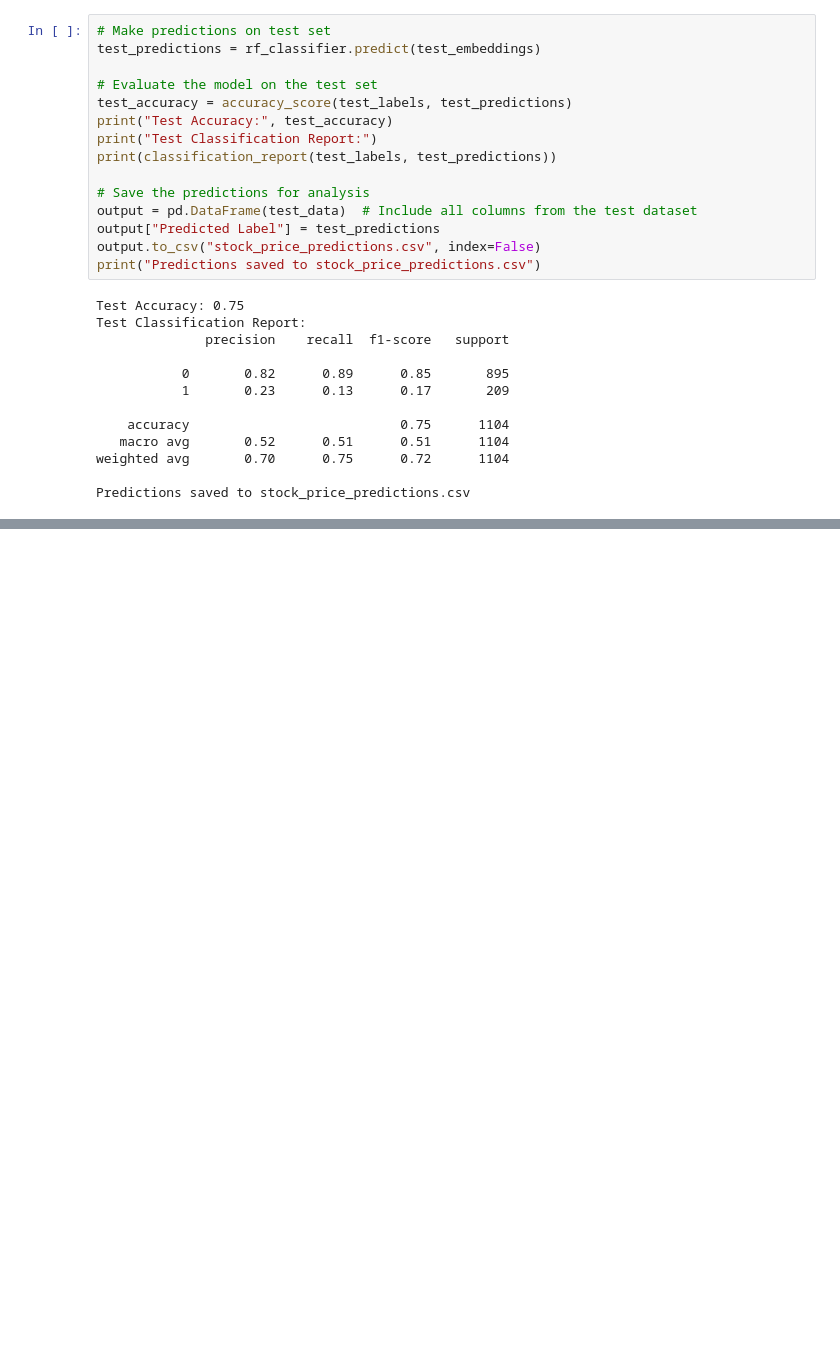
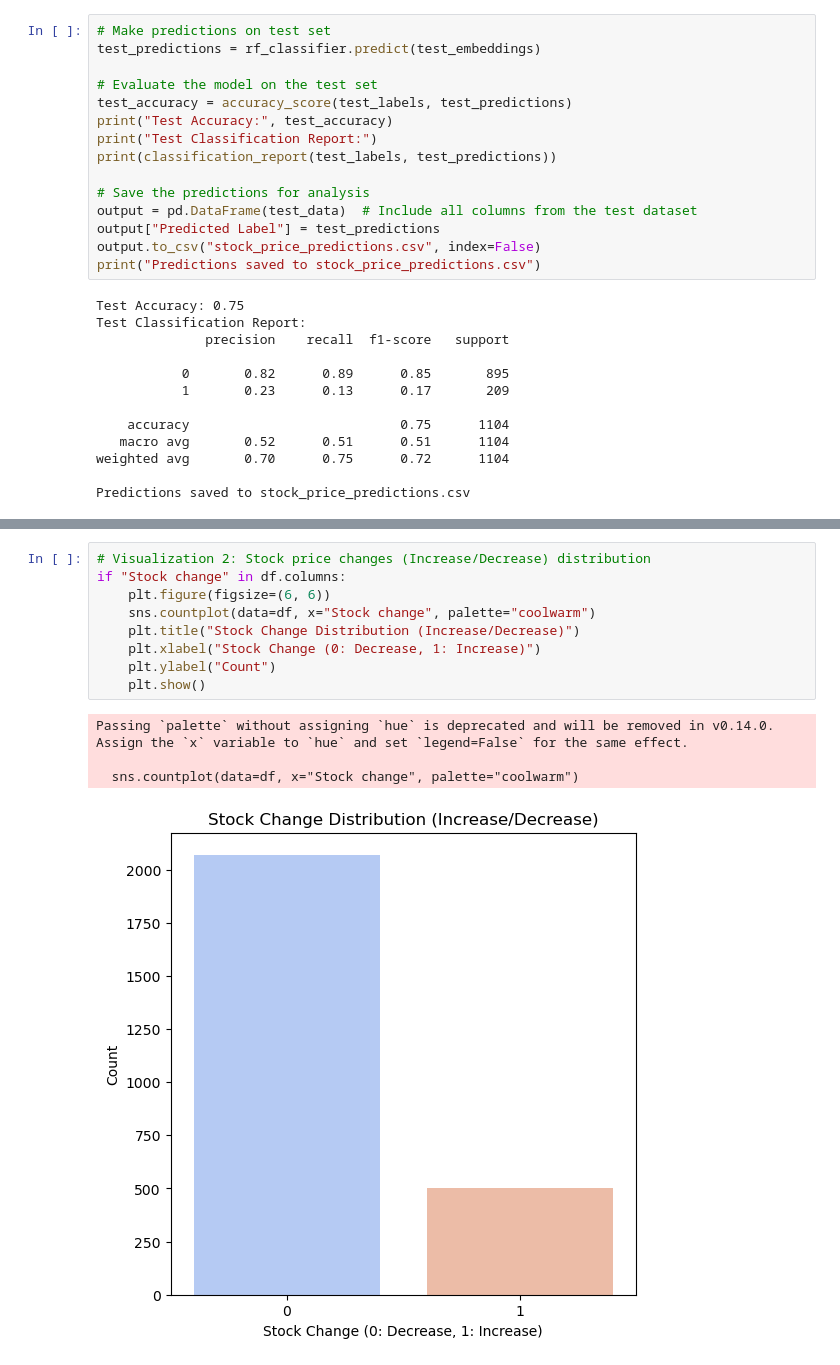
Before and after one commit to TianxiangW1206/Gist_token_BERT_aapl, a Jupyter notebook: Gist_token_model.ipynb, the cells around one changed output, grey strips where cells are left out. Saved outputs shown, nothing was run; the diff lists cells and outputs as text; blank space fills up the shorter version.

```diff
--- a/Gist_token_model.ipynb
+++ b/Gist_token_model.ipynb
@@ -533,0 +434,14 @@ Predictions saved to stock_price_predictions.csv
+# %%
+# Visualization 2: Stock price changes (Increase/Decrease) distribution
+if "Stock change" in df.columns:
+    plt.figure(figsize=(6, 6))
+    sns.countplot(data=df, x="Stock change", palette="coolwarm")
+    plt.title("Stock Change Distribution (Increase/Decrease)")
+    plt.xlabel("Stock Change (0: Decrease, 1: Increase)")
+    plt.ylabel("Count")
+    plt.show()
+# %% [output]
+Passing `palette` without assigning `hue` is deprecated and will be removed in v0.14.0. Assign the `x` variable to `hue` and set `legend=False` for the same effect.
+
+  sns.countplot(data=df, x="Stock change", palette="coolwarm")
+[figure, added]
```
Also changed, not shown: parts of 20 cells of this notebook.
